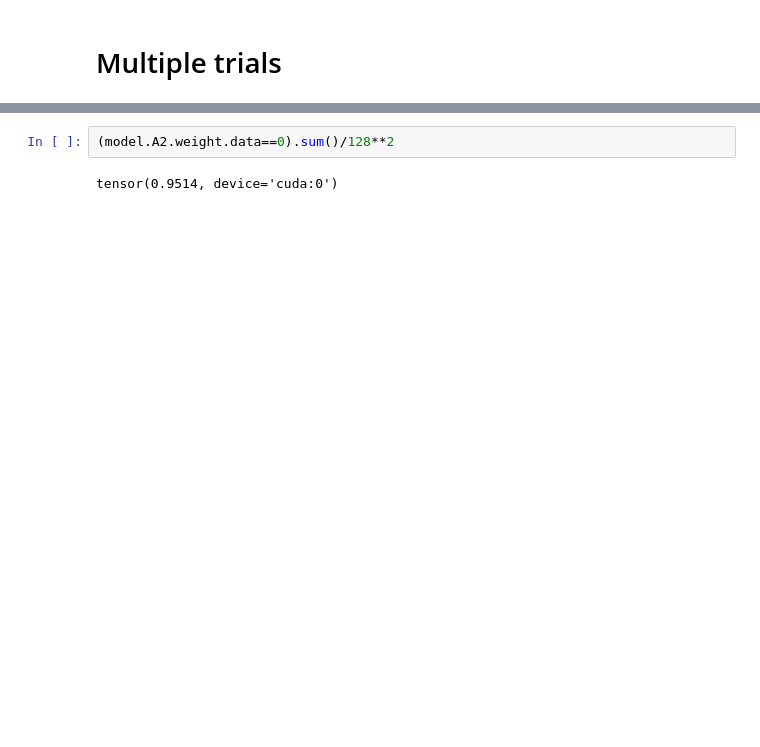
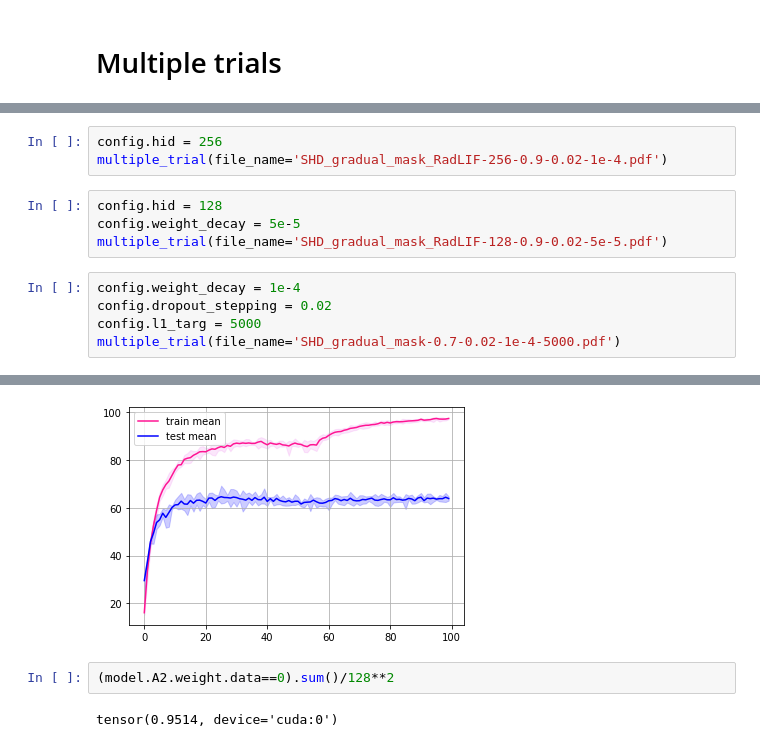
Before and after one commit to HuangHaoyu1997/Reservoir-Computing, a Jupyter notebook: new_RC.ipynb, the cells around one changed output, grey strips where cells are left out. Saved outputs shown, nothing was run; the diff lists cells and outputs as text; blank space fills up the shorter version.

```diff
--- a/new_RC.ipynb
+++ b/new_RC.ipynb
@@ -524,0 +635,13 @@ epoch:99,       Loss:0.3273,    Tr Acc:89.2227, Ts Acc:62.6325, Time:14.6586,
+# %%
+config.hid = 256
+multiple_trial(file_name='SHD_gradual_mask_RadLIF-256-0.9-0.02-1e-4.pdf')
+# %%
+config.hid = 128
+config.weight_decay = 5e-5
+multiple_trial(file_name='SHD_gradual_mask_RadLIF-128-0.9-0.02-5e-5.pdf')
+# %%
+config.weight_decay = 1e-4
+config.dropout_stepping = 0.02
+config.l1_targ = 5000
+multiple_trial(file_name='SHD_gradual_mask-0.7-0.02-1e-4-5000.pdf')
+# %% [output]
@@ -525,3 +665,4 @@ epoch:99,       Loss:0.3273,    Tr Acc:89.2227, Ts Acc:62.6325, Time:14.6586,
+[figure, added]
 # %%
 (model.A2.weight.data==0).sum()/128**2
 # %% [output]
```
Also changed, not shown: parts of 17 cells of this notebook, 6 other files.
